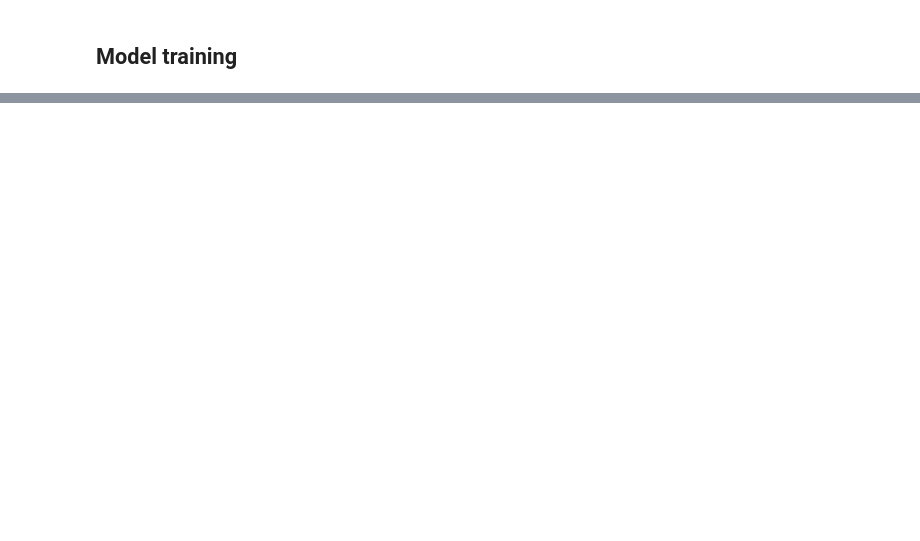
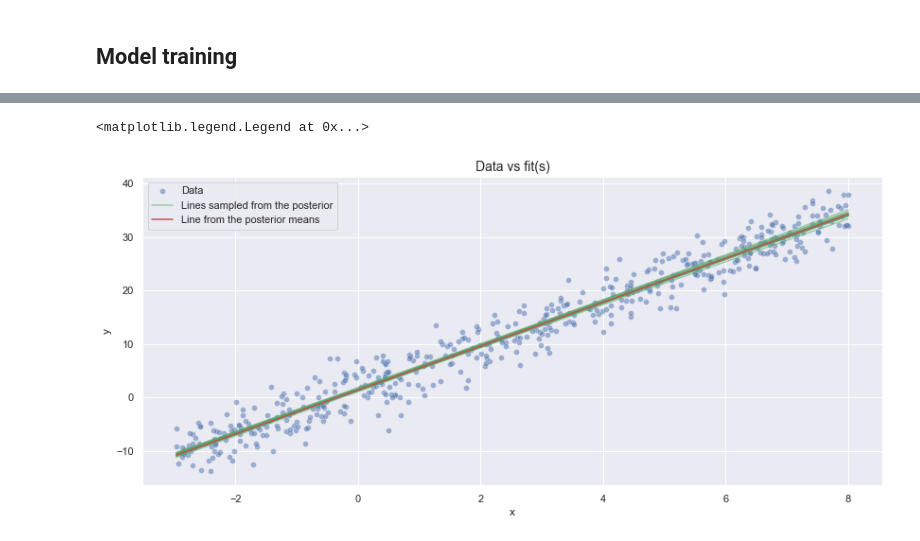
Before and after one commit to emanuele-moscato/bayesian-explorations, a Jupyter notebook: notebooks/bayesian_lin_reg_with_vi.ipynb, the cells around one changed output, grey strips where cells are left out. Saved outputs shown, nothing was run; the diff lists cells and outputs as text; code cells hidden in the pictures; blank space fills up the shorter version.

```diff
--- a/notebooks/bayesian_lin_reg_with_vi.ipynb
+++ b/notebooks/bayesian_lin_reg_with_vi.ipynb
@@ -452,0 +568,40 @@ plt.title('Posterior distributions for $a$ and $b$', fontsize=14)
+# %%
+fig = plt.figure(figsize=(14, 6))
+
+x_plot = tf.linspace(x_data.numpy().min(), x_data.numpy().max(), 100)
+
+a_b_samples = variational_distr_final.sample(15)
+
+y_plot = x_plot * a_b_samples[:, :1] + a_b_samples[:, 1:]
+
+sns.scatterplot(
+    x=x_data[:, 0].numpy(),
+    y=y_data.numpy(),
+    alpha=.5,
+    label='Data'
+)
+
+for line in range(a_b_samples.shape[0]):
+    sns.lineplot(
+        x=x_plot,
+        y=y_plot[line, :],
+        alpha=0.5,
+        color='g',
+        label='Lines sampled from the posterior' if line == 0 else None
+    )
+
+sns.lineplot(
+    x=x_plot,
+    y=x_plot * variational_distr_final.mean()[0] + variational_distr_final.mean()[1],
+    alpha=1.,
+    color='r',
+    label='Line from the posterior means'
+)
+
+plt.xlabel('x')
+plt.ylabel('y')
+plt.title('Data vs fit(s)', fontsize=14)
+plt.legend()
+# %% [output]
+<matplotlib.legend.Legend at 0x...>
+[figure, added]
```
Also changed, not shown: parts of 15 cells of this notebook.
